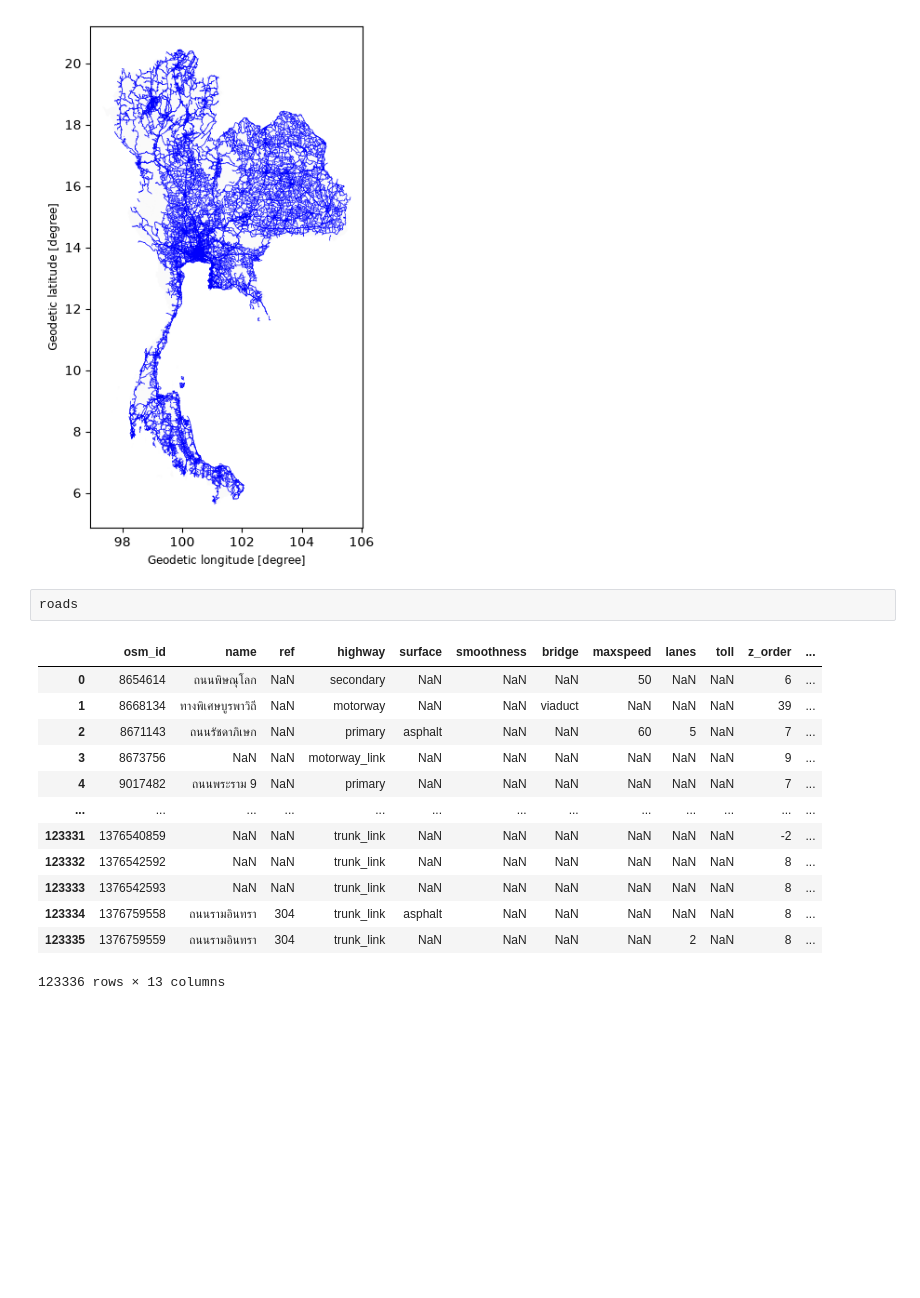
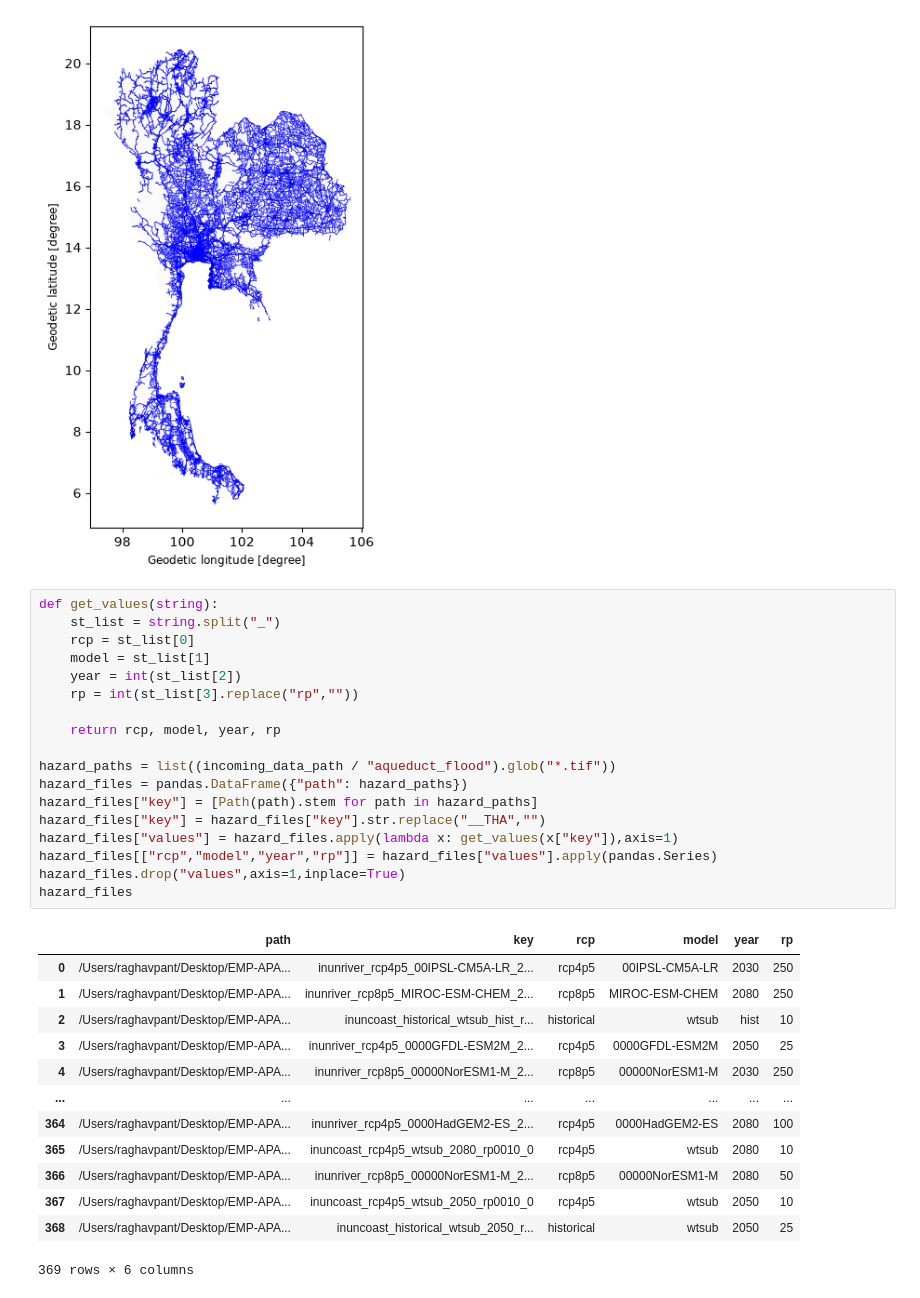
Before and after one commit to nismod/snail-datapkg-demos, a Jupyter notebook: tha-road-floods/scripts/data_explore.ipynb, the cells around one changed output. Cells and saved outputs as stored; diff of their text form; blank space fills up the shorter version.

```diff
--- a/tha-road-floods/scripts/data_explore.ipynb
+++ b/tha-road-floods/scripts/data_explore.ipynb
@@ -60,19 +48,35 @@ roads.plot(ax=ax,zorder=1,edgecolor='b',linewidth=0.5)
 pyplot.savefig(processed_data_path /"tha_roads.png")
 # %% [output]
 [figure]
-# %%
-roads
-# %% [output]
-|  | osm_id | name | ref | highway | surface | smoothness | bridge | maxspeed | lanes | toll | z_order | ... |
-| 0 | 8654614 | ถนนพิษณุโลก | NaN | secondary | NaN | NaN | NaN | 50 | NaN | NaN | 6 | ... |
-| 1 | 8668134 | ทางพิเศษบูรพาวิถี | NaN | motorway | NaN | NaN | viaduct | NaN | NaN | NaN | 39 | ... |
-| 2 | 8671143 | ถนนรัชดาภิเษก | NaN | primary | asphalt | NaN | NaN | 60 | 5 | NaN | 7 | ... |
-| 3 | 8673756 | NaN | NaN | motorway_link | NaN | NaN | NaN | NaN | NaN | NaN | 9 | ... |
-| 4 | 9017482 | ถนนพระราม 9 | NaN | primary | NaN | NaN | NaN | NaN | NaN | NaN | 7 | ... |
-| ... | ... | ... | ... | ... | ... | ... | ... | ... | ... | ... | ... | ... |
-| 123331 | 1376540859 | NaN | NaN | trunk_link | NaN | NaN | NaN | NaN | NaN | NaN | -2 | ... |
-| 123332 | 1376542592 | NaN | NaN | trunk_link | NaN | NaN | NaN | NaN | NaN | NaN | 8 | ... |
-| 123333 | 1376542593 | NaN | NaN | trunk_link | NaN | NaN | NaN | NaN | NaN | NaN | 8 | ... |
-| 123334 | 1376759558 | ถนนรามอินทรา | 304 | trunk_link | asphalt | NaN | NaN | NaN | NaN | NaN | 8 | ... |
-| 123335 | 1376759559 | ถนนรามอินทรา | 304 | trunk_link | NaN | NaN | NaN | NaN | 2 | NaN | 8 | ... |
-123336 rows × 13 columns
+# %%
+def get_values(string):
+    st_list = string.split("_")
+    rcp = st_list[0]
+    model = st_list[1]
+    year = int(st_list[2])
+    rp = int(st_list[3].replace("rp",""))
+
+    return rcp, model, year, rp
+
+hazard_paths = list((incoming_data_path / "aqueduct_flood").glob("*.tif"))
+hazard_files = pandas.DataFrame({"path": hazard_paths})
+hazard_files["key"] = [Path(path).stem for path in hazard_paths]
+hazard_files["key"] = hazard_files["key"].str.replace("__THA","")
+hazard_files["values"] = hazard_files.apply(lambda x: get_values(x["key"]),axis=1)
+hazard_files[["rcp","model","year","rp"]] = hazard_files["values"].apply(pandas.Series)
+hazard_files.drop("values",axis=1,inplace=True)
+hazard_files
+# %% [output]
+|  | path | key | rcp | model | year | rp |
+| 0 | /Users/raghavpant/Desktop/EMP-APA... | inunriver_rcp4p5_00IPSL-CM5A-LR_2... | rcp4p5 | 00IPSL-CM5A-LR | 2030 | 250 |
+| 1 | /Users/raghavpant/Desktop/EMP-APA... | inunriver_rcp8p5_MIROC-ESM-CHEM_2... | rcp8p5 | MIROC-ESM-CHEM | 2080 | 250 |
+| 2 | /Users/raghavpant/Desktop/EMP-APA... | inuncoast_historical_wtsub_hist_r... | historical | wtsub | hist | 10 |
+| 3 | /Users/raghavpant/Desktop/EMP-APA... | inunriver_rcp4p5_0000GFDL-ESM2M_2... | rcp4p5 | 0000GFDL-ESM2M | 2050 | 25 |
+| 4 | /Users/raghavpant/Desktop/EMP-APA... | inunriver_rcp8p5_00000NorESM1-M_2... | rcp8p5 | 00000NorESM1-M | 2030 | 250 |
+| ... | ... | ... | ... | ... | ... | ... |
+| 364 | /Users/raghavpant/Desktop/EMP-APA... | inunriver_rcp4p5_0000HadGEM2-ES_2... | rcp4p5 | 0000HadGEM2-ES | 2080 | 100 |
+| 365 | /Users/raghavpant/Desktop/EMP-APA... | inuncoast_rcp4p5_wtsub_2080_rp0010_0 | rcp4p5 | wtsub | 2080 | 10 |
+| 366 | /Users/raghavpant/Desktop/EMP-APA... | inunriver_rcp8p5_00000NorESM1-M_2... | rcp8p5 | 00000NorESM1-M | 2080 | 50 |
+| 367 | /Users/raghavpant/Desktop/EMP-APA... | inuncoast_rcp4p5_wtsub_2050_rp0010_0 | rcp4p5 | wtsub | 2050 | 10 |
+| 368 | /Users/raghavpant/Desktop/EMP-APA... | inuncoast_historical_wtsub_2050_r... | historical | wtsub | 2050 | 25 |
+369 rows × 6 columns
```
Also changed, not shown: parts of 14 cells of this notebook.
